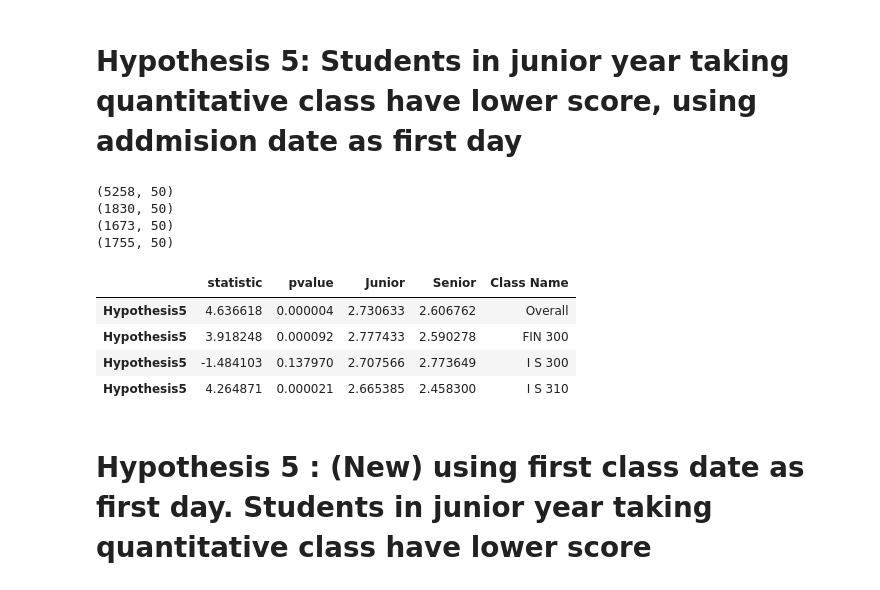
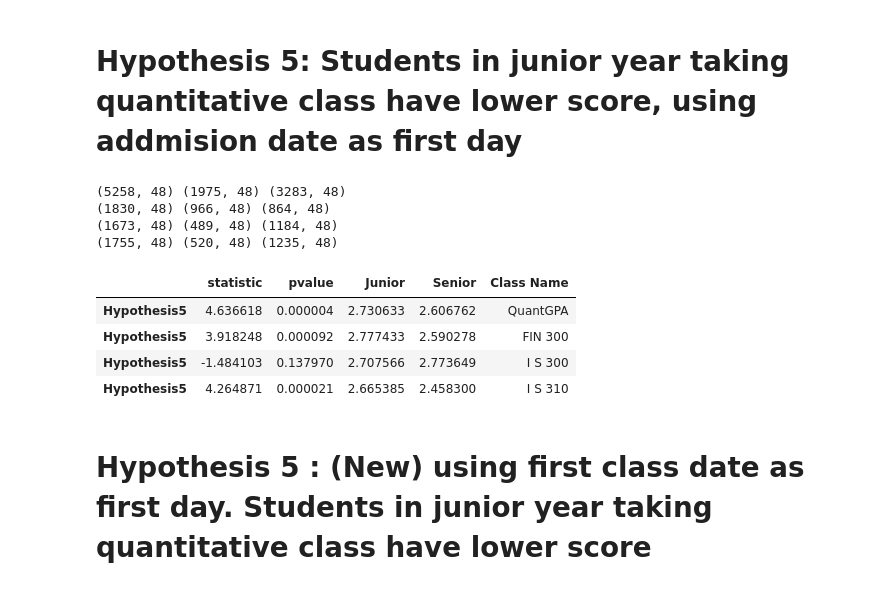
Before and after one commit to coolcottontail/research, a Jupyter notebook: research.ipynb, the cells around one changed output. Drawn from its saved outputs; the diff is of its cells as text; code cells hidden in the pictures.

```diff
--- a/research.ipynb
+++ b/research.ipynb
@@ -110,7 +111,8 @@ print(dfCBA0.shape)
 (302040, 30)
 # %%
 dfCBA0["course_date"] = dfCBA0["CTERM_TERM_LDESC"].apply(lambda x: datetime.strptime(x.replace("Fall","09 01").replace("Spring","03 01").replace("Summer","06 01"), "%m %d %Y"))
-dfCBA1 = dfCBA0["course_date"].groupby(dfCBA0["EMPLID"]).agg({'course_counts': 'count', 'start_date': np.min, 'end_date': np.max })
+#dfCBA1 = dfCBA0["course_date"].groupby(dfCBA0["EMPLID"]).agg({'course_counts': 'count', 'start_date': np.min, 'end_date': np.max })
+dfCBA1 = dfCBA0["course_date"].groupby(dfCBA0["EMPLID"]).agg([('course_counts','count'), ('start_date', np.min),  ('end_date' , np.max )])
 dfCBA = dfCBA0.merge(dfCBA1, on = ['EMPLID'], how ='left')
 dfCBA.shape
 # %% [output]
@@ -653,7 +655,7 @@ df_5 = df_ttest.merge(df_admission, on = ['EMPLID'], how ='left')
 #print(df_ttest.shape)
 #df_5["course_date"] = df_5["CTERM_TERM_LDESC"].apply(lambda x: datetime.strptime(x.replace("Fall","09 01").replace("Spring","01 01"), "%m %d %Y"))
 df_5["start_time"]  = df_5.course_date - df_5.admission_date
-df_5["junior_year"] = df_5["start_time"].apply(lambda x: 1 if x <  timedelta(days=365*3) else 0)
+df_5["junior_year"] = df_5["start_time"].apply(lambda x: 1 if x <  timedelta(days=365*3  ) else 0)
 
 df_5 = df_5.loc[df_5["admission_date"].notnull()]
 df_5 = df_5.loc[df_5["quantitative"] == 1]
@@ -662,41 +664,41 @@ df_5 = df_5.loc[df_5["quantitative"] == 1]
 
 #print(df_5[["CTERM_TERM_LDESC", "course_date", "admission_date", "start_time", "junior_year", "quantitative"]])
 
 def run_ttest_on_h5(df):
-    print(df.shape)
     group1 = df[ df["junior_year"] == 1 ]
     group2 = df[ df["junior_year"] == 0 ]
+    print(df.shape,  group1.shape, group2.shape)
     return scipy.stats.ttest_ind(group1['score'], group2['score']), (group1["score"].mean(), group2["score"].mean())
 
 def run_hypothesis5(lesson):
     t_test_results = {}
     scores = {}
-    if lesson == "Overall":
+    if lesson == "QuantGPA":
         t_test_results["Hypothesis5"], scores["Hypothesis5"] = run_ttest_on_h5(df_5)
     else:
         t_test_results["Hypothesis5"], scores["Hypothesis5"] = run_ttest_on_h5(df_5.loc[df_5["lesson"] == lesson])
 
     results_df = pd.DataFrame.from_dict(t_test_results, orient='Index')
     scores_df = pd.DataFrame.from_dict(scores, orient='Index')
     results_df['Junior'] = scores_df[0].to_numpy()
     results_df['Senior'] = scores_df[1].to_numpy()
     results_df['Class Name'] = lesson
     return results_df
 
-df_hp5_gpa = run_hypothesis5("Overall")
+df_hp5_gpa = run_hypothesis5("QuantGPA")
 df_hp5_fin300 = run_hypothesis5("FIN 300")
 df_hp5_is300 = run_hypothesis5("I S 300")
 df_hp5_is310 = run_hypothesis5("I S 310")
 
 df_dataset = pd.concat([df_hp5_gpa, df_hp5_fin300, df_hp5_is300, df_hp5_is310])
 df_dataset
 # %% [output]
-(5258, 50)
-(1830, 50)
-(1673, 50)
-(1755, 50)
+(5258, 48) (1975, 48) (3283, 48)
+(1830, 48) (966, 48) (864, 48)
+(1673, 48) (489, 48) (1184, 48)
+(1755, 48) (520, 48) (1235, 48)
 |  | statistic | pvalue | Junior | Senior | Class Name |
-| Hypothesis5 | 4.636618 | 0.000004 | 2.730633 | 2.606762 | Overall |
+| Hypothesis5 | 4.636618 | 0.000004 | 2.730633 | 2.606762 | QuantGPA |
 | Hypothesis5 | 3.918248 | 0.000092 | 2.777433 | 2.590278 | FIN 300 |
 | Hypothesis5 | -1.484103 | 0.137970 | 2.707566 | 2.773649 | I S 300 |
 | Hypothesis5 | 4.264871 | 0.000021 | 2.665385 | 2.458300 | I S 310 |
```
Also changed, not shown: parts of 5 cells of this notebook, 1 other file.
